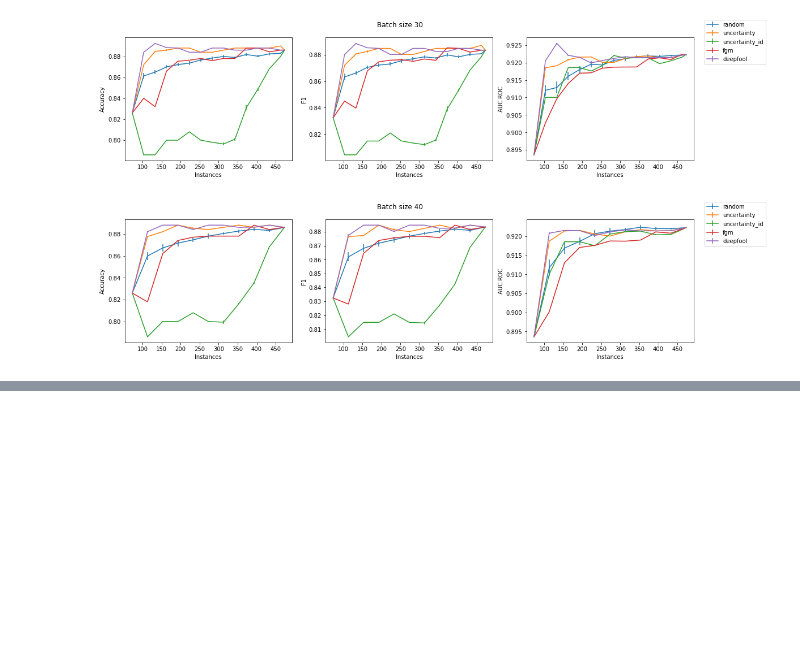
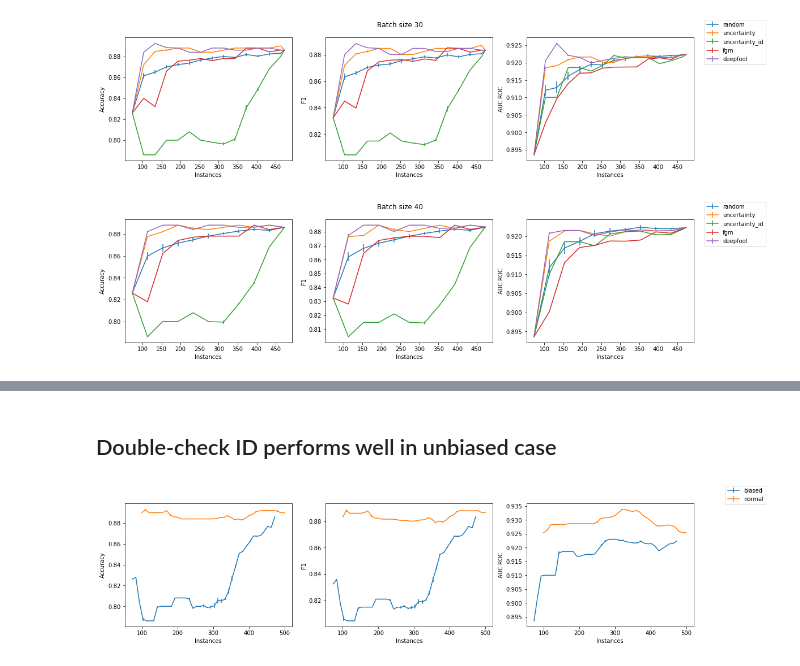
Before and after one commit to zacps/al-stopping-conditions, a Jupyter notebook: biased_active.ipynb, the cells around one changed output, grey strips where cells are left out. Cells and saved outputs as stored; diff of their text form; code cells hidden in the pictures; blank space fills up the shorter version.

```diff
--- a/biased_active.ipynb
+++ b/biased_active.ipynb
@@ -33,18 +37,0 @@ Misc
-# %%
-class ProgressParallel(Parallel):
-    def __init__(self, use_tqdm=True, total=None, desc=None, leave=True, *args, **kwargs):
-        self._use_tqdm = use_tqdm
-        self._total = total
-        self.desc = desc
-        self.leave = leave
-        super().__init__(*args, **kwargs)
-
-    def __call__(self, *args, **kwargs):
-        with tqdm(disable=not self._use_tqdm, total=self._total, leave=self.leave, desc=self.desc) as self._pbar:
-            return Parallel.__call__(self, *args, **kwargs)
-
-    def print_progress(self):
-        if self._total is None:
-            self._pbar.total = self.n_dispatched_tasks
-        self._pbar.n = self.n_completed_tasks
-        self._pbar.refresh()
@@ -607,0 +434,45 @@ for batch_size in tqdm([5, 10, 20, 30, 40], desc="Batch size", leave=False):
+# %% [markdown]
+## Double-check ID performs well in unbiased case
+# %%
+# Annoying hack so that the progressbars disapear as they're supposed to
+from IPython.core.display import HTML, display
+display(HTML("""
+<style>
+.p-Widget.jp-OutputPrompt.jp-OutputArea-prompt:empty {
+  padding: 0;
+  border: 0;
+}
+.p-Widget.jp-RenderedText.jp-OutputArea-output pre:empty {
+  display: none;
+}
+</style>
+"""))
+
+X_labelled, X_unlabelled, y_labelled, y_oracle, X_test, y_test = active_split(X, y, labeled_size=0.1)
+
+X_biased, y_biased = Bias.bias_rotate_2D(X_labelled, y_labelled, alpha=np.pi, biasedClass=0, prob=0)
+
+fig, axes = plt.subplots(1, 3, figsize=(18,4))
+
+for i, (X_biased, y_biased) in enumerate([(X_biased, y_biased), (X_labelled, y_labelled)]):
+    metrics = ProgressParallel(n_jobs=4, total=10, desc=f"Run", leave=False)(
+        delayed(
+            active_learn2
+        )(X_biased, X_unlabelled, y_biased, y_oracle, X_test, y_test, partial(uncertainty_id, n_instances=10))
+        for _ in range(10)
+    )
+    label = ["biased", "normal"][i]
+    metrics, stderr = metrics[0].average(metrics[1:])
+    metrics.to_csv(f"Experiments/experiment_uncertainty_id_{label}.csv")
+    stderr.to_csv(f"Experiments/experiment_uncertainty_id_{label}_stderr.csv")
+
+    for i, ax in enumerate(axes.flatten()):
+        ax.errorbar(metrics['x'], metrics.iloc[:,1+i], yerr=stderr.iloc[:,1+i], label=f"{label}" if i == 0 else "")
+        ax.set_xlabel("Instances"); ax.set_ylabel(["Accuracy", "F1", "AUC ROC"][i])
+        #if i != 2:
+            #ax.set_ylim(0.84, 0.9)
+
+fig.legend()
+fig.show();
+# %% [output]
+[figure, added]
```
Also changed, not shown: parts of 26 cells of this notebook, 11 other files.
